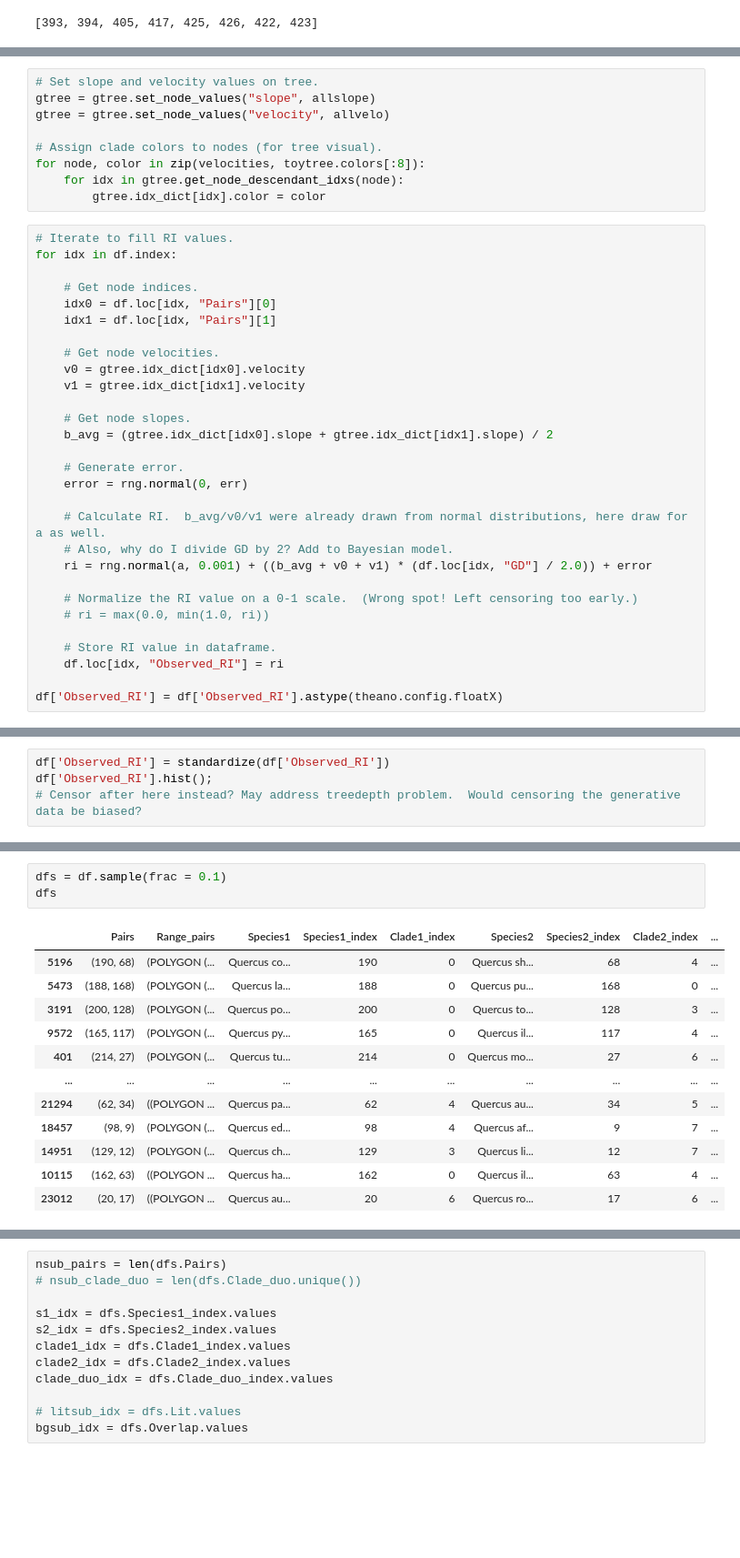
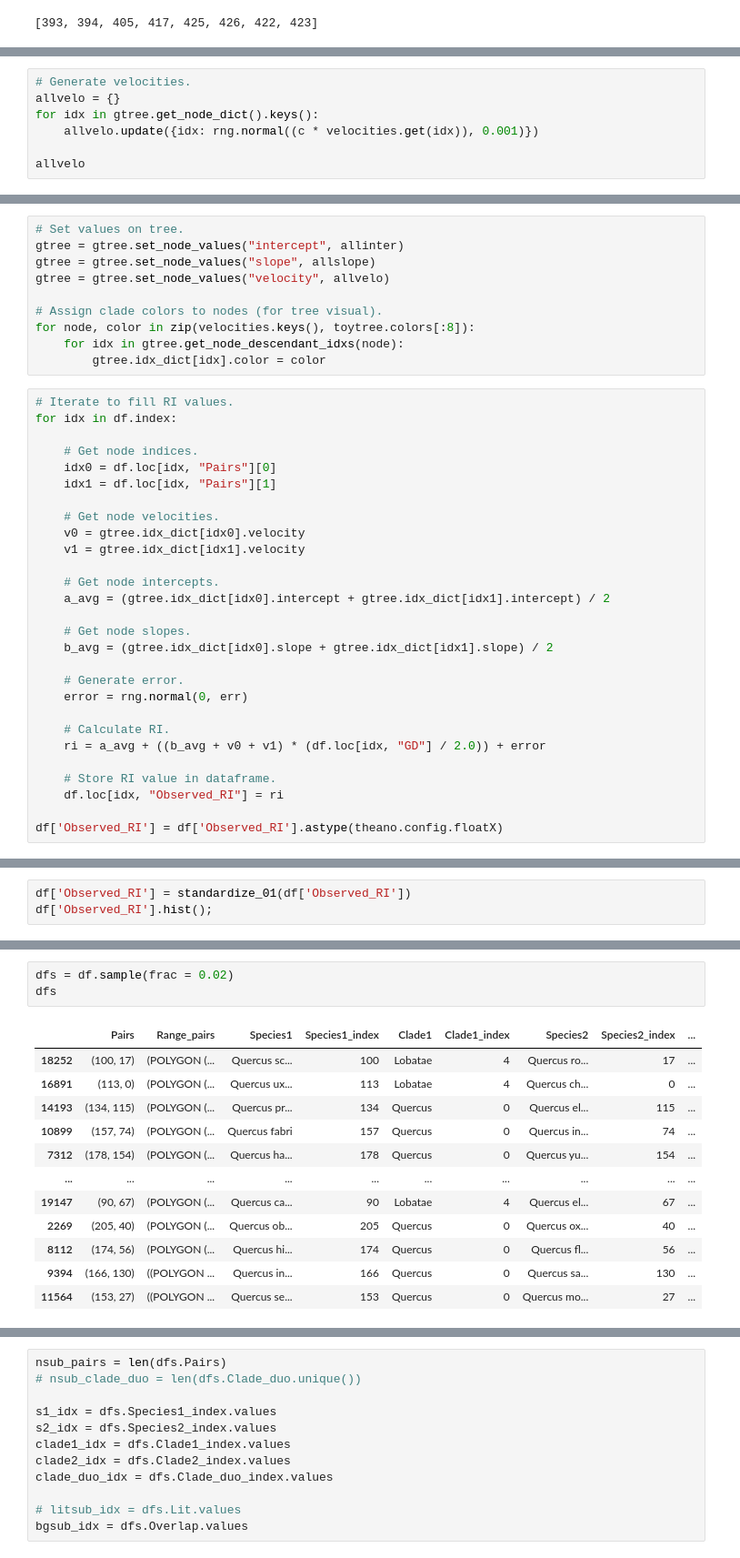
Before and after one commit to eaton-lab/oaks-thesis, a Jupyter notebook: notebooks/pymc3-model.ipynb, the cells around one changed output, grey strips where cells are left out. Shown: that part at 91% size. Drawn from its saved outputs; the diff is of its cells as text; blank space fills up the shorter version.

```diff
--- a/notebooks/pymc3-model.ipynb
+++ b/notebooks/pymc3-model.ipynb
@@ -381,0 +464,7 @@ for node in velocities:
+# %%
+# Generate velocities.
+allvelo = {}
+for idx in gtree.get_node_dict().keys():
+    allvelo.update({idx: rng.normal((c * velocities.get(idx)), 0.001)})
+
+allvelo
@@ -382,10 +489,11 @@ for node in velocities:
 # %%
-# Set slope and velocity values on tree.
+# Set values on tree.
+gtree = gtree.set_node_values("intercept", allinter)
 gtree = gtree.set_node_values("slope", allslope)
 gtree = gtree.set_node_values("velocity", allvelo)
 
 # Assign clade colors to nodes (for tree visual).
-for node, color in zip(velocities, toytree.colors[:8]):
+for node, color in zip(velocities.keys(), toytree.colors[:8]):
     for idx in gtree.get_node_descendant_idxs(node):
         gtree.idx_dict[idx].color = color
 # %%
@@ -400,18 +508,17 @@ for idx in df.index:
     v0 = gtree.idx_dict[idx0].velocity
     v1 = gtree.idx_dict[idx1].velocity
 
+    # Get node intercepts.
+    a_avg = (gtree.idx_dict[idx0].intercept + gtree.idx_dict[idx1].intercept) / 2
+
     # Get node slopes.
     b_avg = (gtree.idx_dict[idx0].slope + gtree.idx_dict[idx1].slope) / 2
 
     # Generate error.
     error = rng.normal(0, err)
 
-    # Calculate RI.  b_avg/v0/v1 were already drawn from normal distributions, here draw for a as well.
-    # Also, why do I divide GD by 2? Add to Bayesian model.
-    ri = rng.normal(a, 0.001) + ((b_avg + v0 + v1) * (df.loc[idx, "GD"] / 2.0)) + error
-
-    # Normalize the RI value on a 0-1 scale.  (Wrong spot! Left censoring too early.)
-    # ri = max(0.0, min(1.0, ri))
+    # Calculate RI.
+    ri = a_avg + ((b_avg + v0 + v1) * (df.loc[idx, "GD"] / 2.0)) + error
 
     # Store RI value in dataframe.
     df.loc[idx, "Observed_RI"] = ri
@@ -424,5 +531,4 @@ df['Observed_RI'].hist();
 # %%
-df['Observed_RI'] = standardize(df['Observed_RI'])
+df['Observed_RI'] = standardize_01(df['Observed_RI'])
 df['Observed_RI'].hist();
-# Censor after here instead? May address treedepth problem.  Would censoring the generative data be biased?
 # %% [output]
@@ -451,16 +552,16 @@ df
 # %%
-dfs = df.sample(frac = 0.1)
+dfs = df.sample(frac = 0.02)
 dfs
 # %% [output]
-|  | Pairs | Range_pairs | Species1 | Species1_index | Clade1_index | Species2 | Species2_index | Clade2_index | ... |
-| 5196 | (190, 68) | (POLYGON (... | Quercus co... | 190 | 0 | Quercus sh... | 68 | 4 | ... |
-| 5473 | (188, 168) | (POLYGON (... | Quercus la... | 188 | 0 | Quercus pu... | 168 | 0 | ... |
-| 3191 | (200, 128) | (POLYGON (... | Quercus po... | 200 | 0 | Quercus to... | 128 | 3 | ... |
-| 9572 | (165, 117) | (POLYGON (... | Quercus py... | 165 | 0 | Quercus il... | 117 | 4 | ... |
-| 401 | (214, 27) | (POLYGON (... | Quercus tu... | 214 | 0 | Quercus mo... | 27 | 6 | ... |
+|  | Pairs | Range_pairs | Species1 | Species1_index | Clade1 | Clade1_index | Species2 | Species2_index | ... |
+| 18252 | (100, 17) | (POLYGON (... | Quercus sc... | 100 | Lobatae | 4 | Quercus ro... | 17 | ... |
+| 16891 | (113, 0) | (POLYGON (... | Quercus ux... | 113 | Lobatae | 4 | Quercus ch... | 0 | ... |
+| 14193 | (134, 115) | (POLYGON (... | Quercus pr... | 134 | Quercus | 0 | Quercus el... | 115 | ... |
+| 10899 | (157, 74) | (POLYGON (... | Quercus fabri | 157 | Quercus | 0 | Quercus in... | 74 | ... |
+| 7312 | (178, 154) | (POLYGON (... | Quercus ha... | 178 | Quercus | 0 | Quercus yu... | 154 | ... |
 | ... | ... | ... | ... | ... | ... | ... | ... | ... | ... |
-| 21294 | (62, 34) | ((POLYGON ... | Quercus pa... | 62 | 4 | Quercus au... | 34 | 5 | ... |
-| 18457 | (98, 9) | (POLYGON (... | Quercus ed... | 98 | 4 | Quercus af... | 9 | 7 | ... |
-| 14951 | (129, 12) | (POLYGON (... | Quercus ch... | 129 | 3 | Quercus li... | 12 | 7 | ... |
-| 10115 | (162, 63) | ((POLYGON ... | Quercus ha... | 162 | 0 | Quercus il... | 63 | 4 | ... |
-| 23012 | (20, 17) | ((POLYGON ... | Quercus au... | 20 | 6 | Quercus ro... | 17 | 6 | ... |
+| 19147 | (90, 67) | (POLYGON (... | Quercus ca... | 90 | Lobatae | 4 | Quercus el... | 67 | ... |
+| 2269 | (205, 40) | (POLYGON (... | Quercus ob... | 205 | Quercus | 0 | Quercus ox... | 40 | ... |
+| 8112 | (174, 56) | (POLYGON (... | Quercus hi... | 174 | Quercus | 0 | Quercus fl... | 56 | ... |
+| 9394 | (166, 130) | ((POLYGON ... | Quercus in... | 166 | Quercus | 0 | Quercus sa... | 130 | ... |
+| 11564 | (153, 27) | ((POLYGON ... | Quercus se... | 153 | Quercus | 0 | Quercus mo... | 27 | ... |
```
Also changed, not shown: parts of 50 cells of this notebook.
